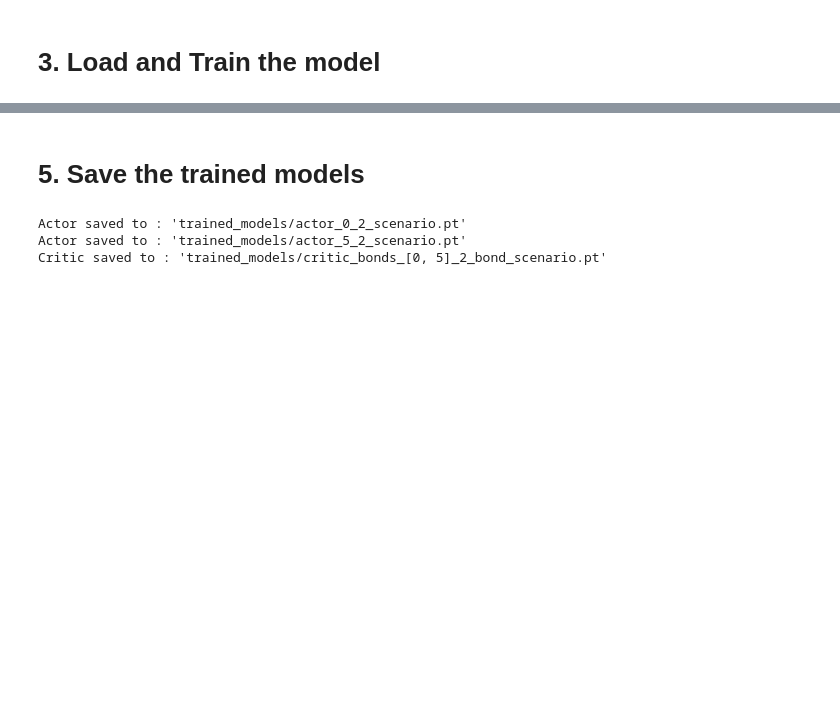
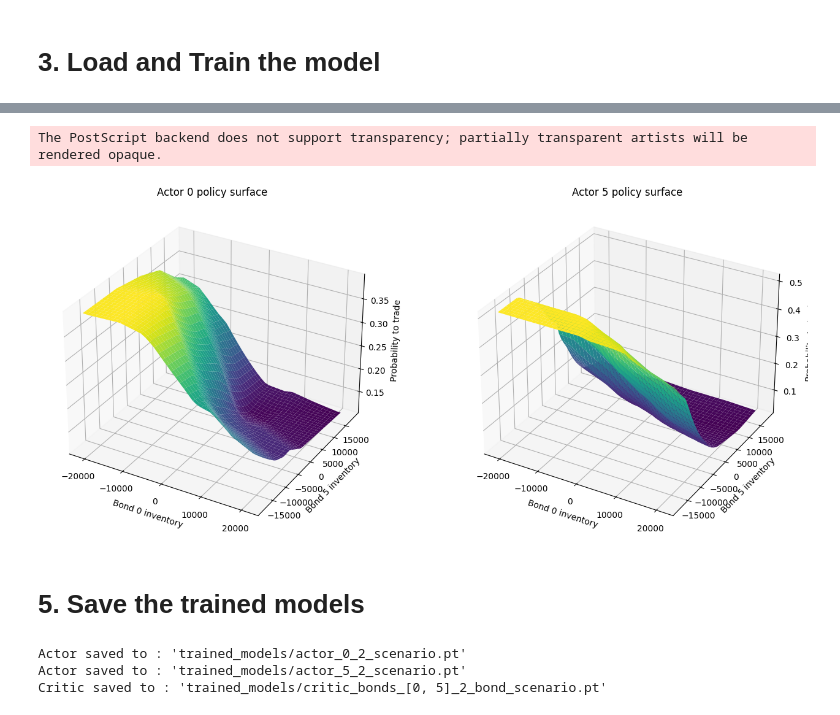
Before and after one commit to MariusKart/Deep-RL-for-Market-Making, a Jupyter notebook: Notebooks/2bond.ipynb, the cells around one changed output, grey strips where cells are left out. Saved outputs shown, nothing was run; the diff lists cells and outputs as text; code cells hidden in the pictures; blank space fills up the shorter version.

```diff
--- a/Notebooks/2bond.ipynb
+++ b/Notebooks/2bond.ipynb
@@ -188,3 +166,62 @@ Average reward per RFQ (Trained actor): 159.18065231895446
+# %%
+for actor in actors:
+    actor.eval()
+
+device = next(actors[0].parameters()).device
+
+# Grid for the 2 inventory dimensions
+n_points = 41
+q1 = np.linspace(LB_RISK[0], UB_RISK[0], n_points, dtype=np.float32)
+q2 = np.linspace(LB_RISK[1], UB_RISK[1], n_points, dtype=np.float32)
+
+Q1, Q2 = np.meshgrid(q1, q2)   # shape: (n_points, n_points)
+
+# Normalize inventories by bond sizes
+X = np.column_stack([
+    (Q1 / SIZES[0]).ravel(),
+    (Q2 / SIZES[1]).ravel()
+]).astype(np.float32)
+
+X_t = torch.tensor(X, dtype=torch.float32, device=device)
+
+surfaces = []
+
+with torch.no_grad():
+    for actor in actors:
+        p = actor(X_t)
+
+        # If output shape is (N,1), flatten to (N,)
+        if p.dim() == 2 and p.shape[1] == 1:
+            p = p[:, 0]
+
+        p = p.detach().cpu().numpy().reshape(Q1.shape)
+        surfaces.append(p)
+
+# Plot one surface per actor
+fig = plt.figure(figsize=(14, 6))
+
+for i, P in enumerate(surfaces):
+    ax = fig.add_subplot(1, 2, i + 1, projection="3d")
+    ax.plot_surface(Q1, Q2, P, cmap="viridis", edgecolor="none")
+
+    ax.set_xlabel(f"Bond {SELECTED_BONDS[0]} inventory")
+    ax.set_ylabel(f"Bond {SELECTED_BONDS[1]} inventory")
+    ax.set_zlabel("Probability to trade")
+    ax.set_title(f"Actor {SELECTED_BONDS[i]} policy surface")
+
+plt.tight_layout()
+
+os.makedirs("figures", exist_ok=True)
+plt.savefig(
+    f"figures/probability_surface_{SELECTED_BONDS}_2d.eps",
+    format="eps",
+    bbox_inches="tight"
+)
+
+plt.show()
+# %% [output]
+The PostScript backend does not support transparency; partially transparent artists will be rendered opaque.
+[figure, added]
 # %% [markdown]
 # 5. Save the trained models
 # %%
```
Also changed, not shown: parts of 5 cells of this notebook, 28 other files.
